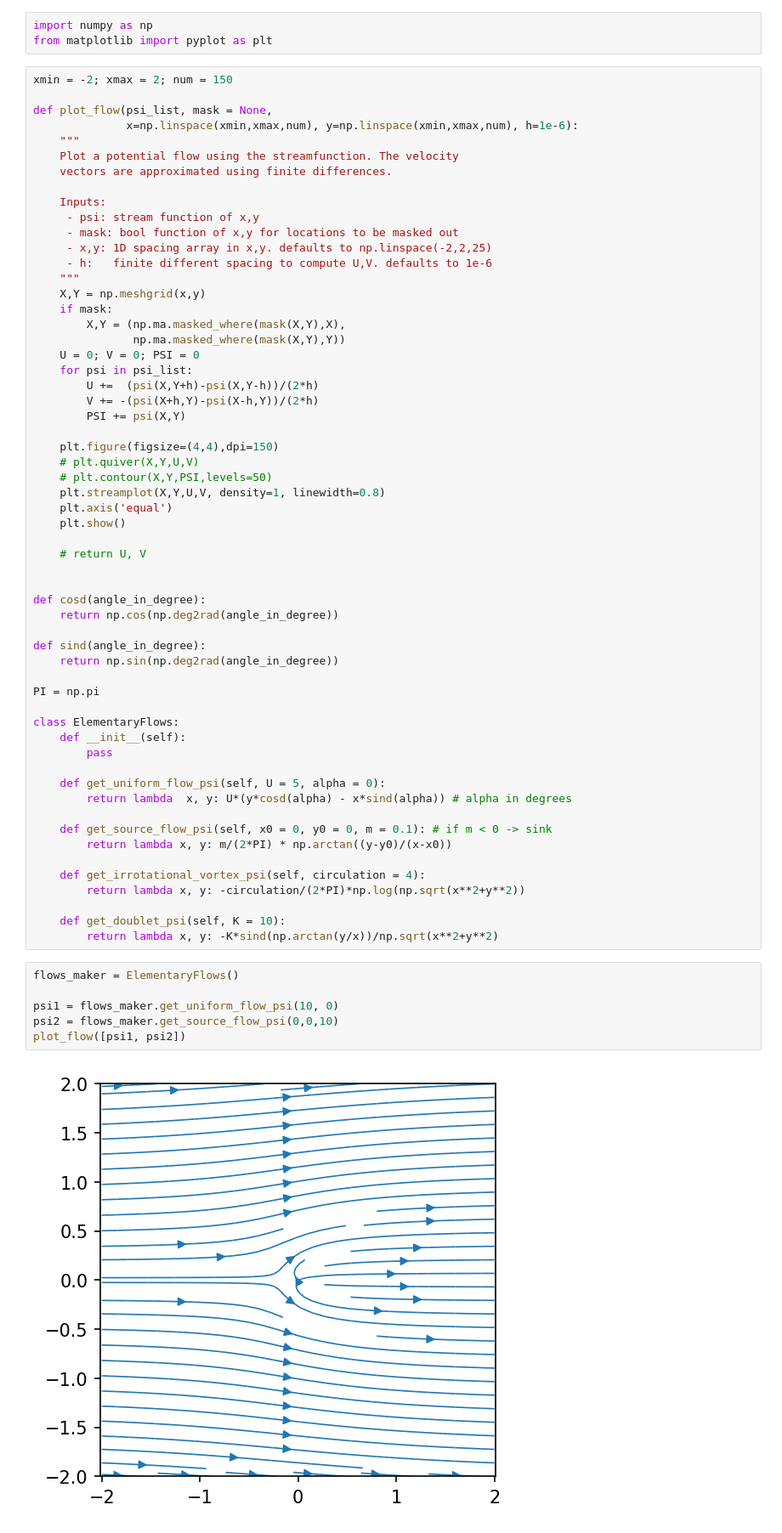
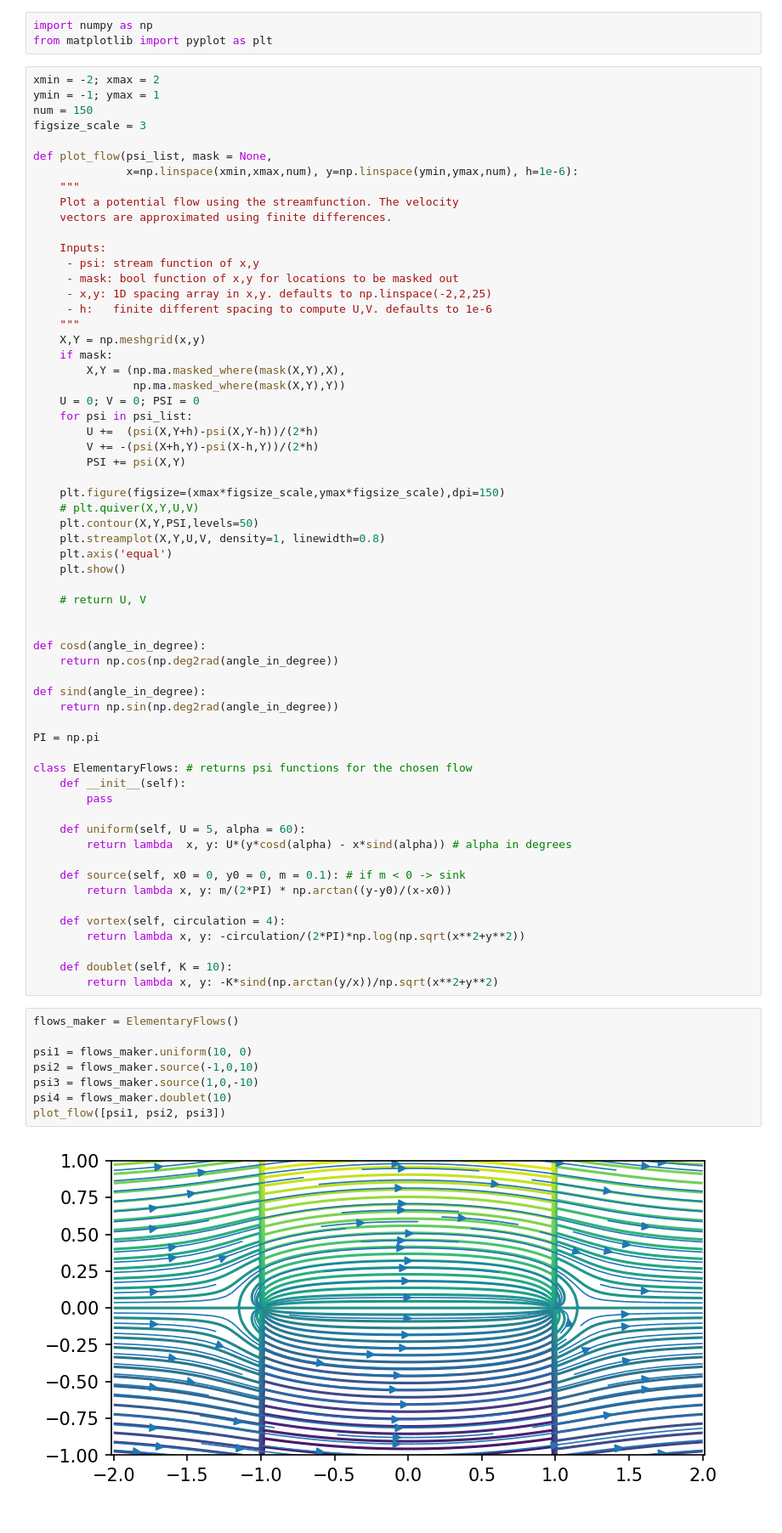
Before and after one commit to efekaanefe/Fluid-Simulations, a Jupyter notebook: Potential-Flow-Theory-Visualization/potential-flow-plot.ipynb, the cells around one changed output. Shown: that part at 85% size. Drawn from its saved outputs; the diff is of its cells as text.

```diff
--- a/Potential-Flow-Theory-Visualization/potential-flow-plot.ipynb
+++ b/Potential-Flow-Theory-Visualization/potential-flow-plot.ipynb
@@ -2,10 +13,13 @@
 import numpy as np
 from matplotlib import pyplot as plt
 # %%
-xmin = -2; xmax = 2; num = 150
+xmin = -2; xmax = 2
+ymin = -1; ymax = 1
+num = 150
+figsize_scale = 3
 
 def plot_flow(psi_list, mask = None,
-              x=np.linspace(xmin,xmax,num), y=np.linspace(xmin,xmax,num), h=1e-6):
+              x=np.linspace(xmin,xmax,num), y=np.linspace(ymin,ymax,num), h=1e-6):
     """
     Plot a potential flow using the streamfunction. The velocity
     vectors are approximated using finite differences.
@@ -26,9 +40,9 @@ def plot_flow(psi_list, mask = None,
         V += -(psi(X+h,Y)-psi(X-h,Y))/(2*h)
         PSI += psi(X,Y)
 
-    plt.figure(figsize=(4,4),dpi=150)
+    plt.figure(figsize=(xmax*figsize_scale,ymax*figsize_scale),dpi=150)
     # plt.quiver(X,Y,U,V)
-    # plt.contour(X,Y,PSI,levels=50)
+    plt.contour(X,Y,PSI,levels=50)
     plt.streamplot(X,Y,U,V, density=1, linewidth=0.8)
     plt.axis('equal')
     plt.show()
@@ -44,26 +58,28 @@ def sind(angle_in_degree):
 
 PI = np.pi
 
-class ElementaryFlows:
+class ElementaryFlows: # returns psi functions for the chosen flow
     def __init__(self):
         pass
 
-    def get_uniform_flow_psi(self, U = 5, alpha = 0):
+    def uniform(self, U = 5, alpha = 60):
         return lambda  x, y: U*(y*cosd(alpha) - x*sind(alpha)) # alpha in degrees
 
-    def get_source_flow_psi(self, x0 = 0, y0 = 0, m = 0.1): # if m < 0 -> sink
+    def source(self, x0 = 0, y0 = 0, m = 0.1): # if m < 0 -> sink
         return lambda x, y: m/(2*PI) * np.arctan((y-y0)/(x-x0))
 
-    def get_irrotational_vortex_psi(self, circulation = 4):
+    def vortex(self, circulation = 4):
         return lambda x, y: -circulation/(2*PI)*np.log(np.sqrt(x**2+y**2))
 
-    def get_doublet_psi(self, K = 10):
+    def doublet(self, K = 10):
         return lambda x, y: -K*sind(np.arctan(y/x))/np.sqrt(x**2+y**2)
 # %%
 flows_maker = ElementaryFlows()
 
-psi1 = flows_maker.get_uniform_flow_psi(10, 0)
-psi2 = flows_maker.get_source_flow_psi(0,0,10)
-plot_flow([psi1, psi2])
+psi1 = flows_maker.uniform(10, 0)
+psi2 = flows_maker.source(-1,0,10)
+psi3 = flows_maker.source(1,0,-10)
+psi4 = flows_maker.doublet(10)
+plot_flow([psi1, psi2, psi3])
 # %% [output]
-[figure, old version]
+[figure, new version]
```
Also changed, not shown: parts of 1 cell of this notebook, 1 other file.
